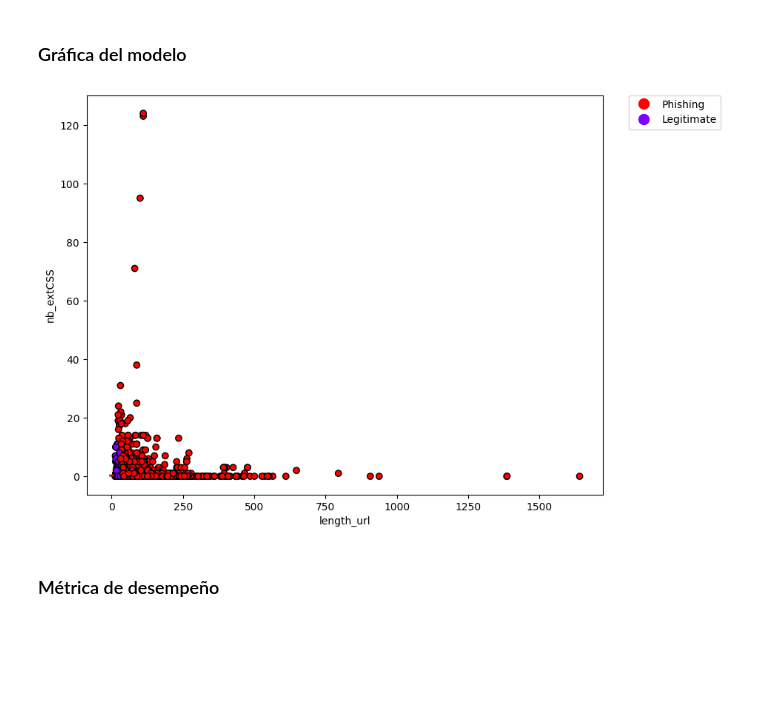
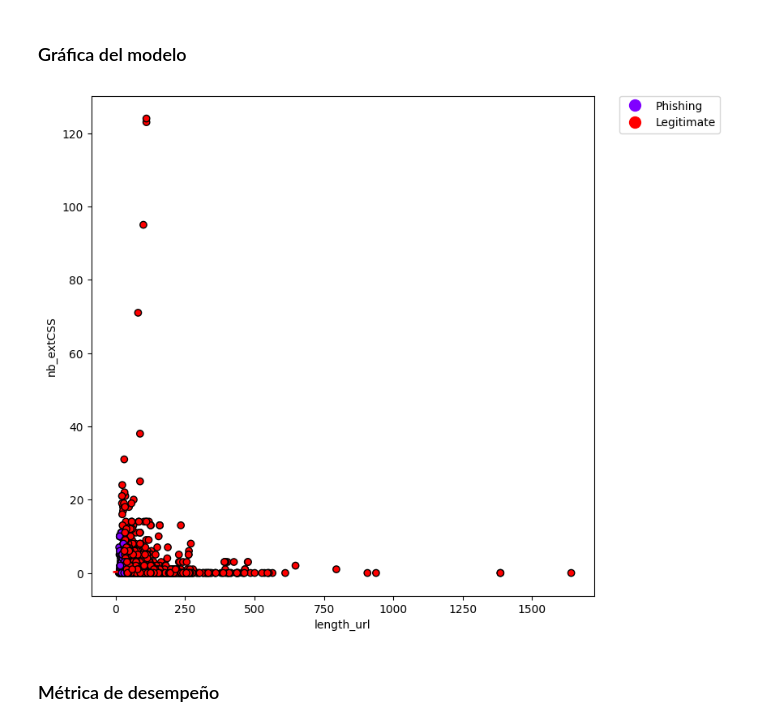
Before and after one commit to angelcast2002/Lab01-IA, a Jupyter notebook: lab01.ipynb, the cells around one changed output. Saved outputs shown, nothing was run; the diff lists cells and outputs as text; code cells hidden in the pictures; blank space fills up the shorter version.

```diff
--- a/lab01.ipynb
+++ b/lab01.ipynb
@@ -144,34 +147,34 @@ print(b)
 # %%
 import numpy as np
 import matplotlib.pyplot as plt
 
 # Graficar la función sigmoide
 x = np.linspace(-5, 5, 1000)
 
 # funcion sigmoide
 sig = 1 / (1 + np.exp(-(x*w+b)))
 
 # configurar el tamaño de la figura
-plt.figure(figsize = (9, 7))
+plt.figure(figsize = (8, 8))
 
 # trazar la función sigmoide
 plt.plot(x, sig, 'r', linewidth = 2, label='sigmoide')
 
 # agregamos los puntos.
 scatter = plt.scatter(gradiente["datosX1"], gradiente["datosX2"], c=gradiente['sigmoide'].round(), cmap='rainbow', edgecolors='black')
 
 labels = ["Phishing", "Legitimate"]
-colors = [scatter.cmap(scatter.norm(1)), scatter.cmap(scatter.norm(0))]
+colors = [scatter.cmap(scatter.norm(0)), scatter.cmap(scatter.norm(1))]
 patches = [plt.plot([],[], marker="o", ms=10, ls="", mec=None, color=colors[i],
             label="{:s}".format(labels[i]) )[0]  for i in range(len(labels))]
 plt.legend(handles=patches, bbox_to_anchor=(1.05, 1), loc=2, borderaxespad=0. )
 
 # configuraciones extra:
 plt.xlabel('length_url')
 plt.ylabel('nb_extCSS')
 plt.show()
 # %% [output]
-[figure, old version]
+[figure, new version]
 # %% [markdown]
 ### Métrica de desempeño
 # %%
```
Also changed, not shown: parts of 25 cells of this notebook.
